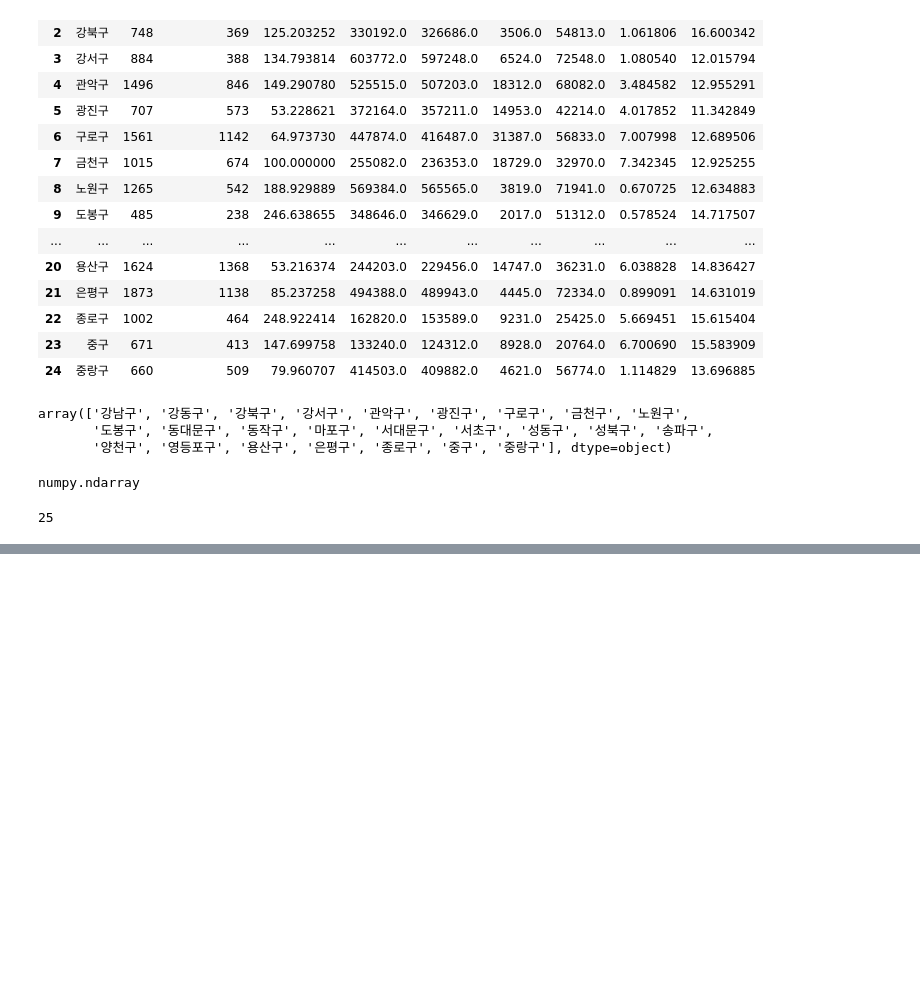
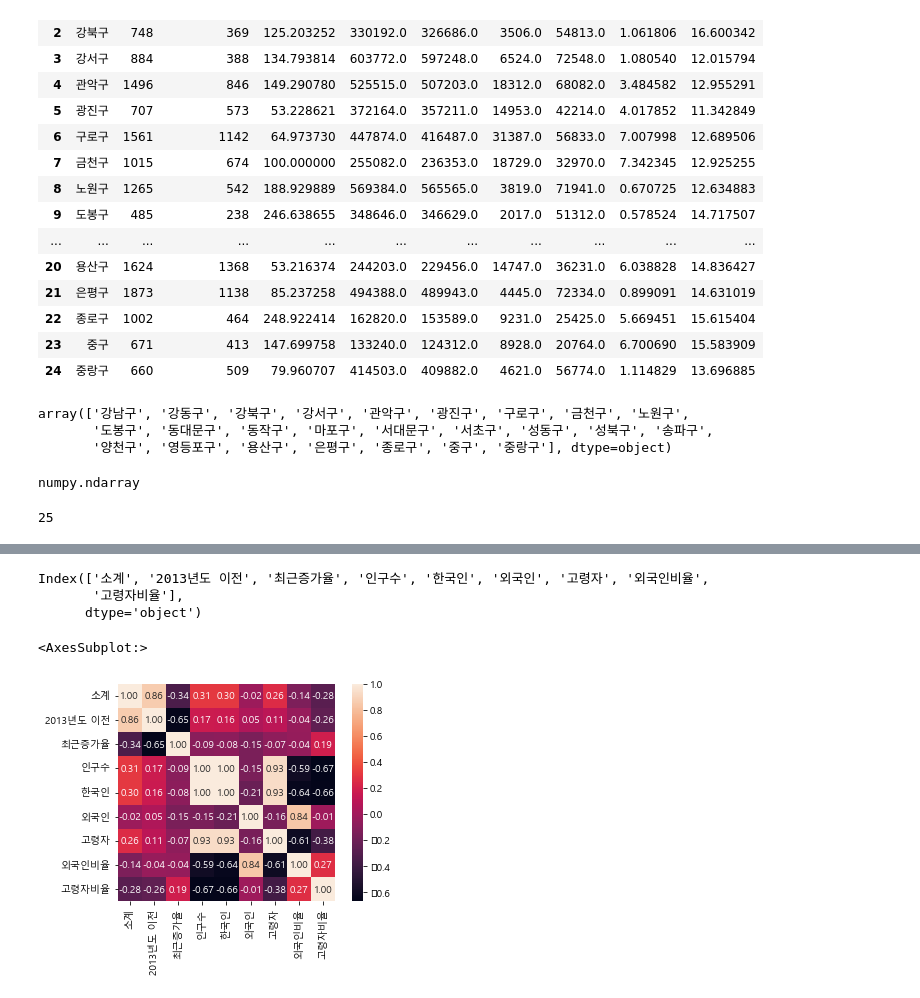
Before and after one commit to jinhuioh/Hi_ai, a Jupyter notebook: data06/cctv-분석.ipynb, the cells around one changed output, grey strips where cells are left out. Saved outputs shown, nothing was run; the diff lists cells and outputs as text; code cells hidden in the pictures; blank space fills up the shorter version.

```diff
--- a/data06/cctv-분석.ipynb
+++ b/data06/cctv-분석.ipynb
@@ -377,6 +377,6 @@ len(data_result['구별'].unique())#유니크한 값은 인덱스로 잡을 수
 #a_df_index = [1,2,3] + b_df_index = [1,2,3] 의 결과는 [1,2,3,1,2,3]이 된다. 중복된 값이 됨.
 #reset_index()하면 중복값이 없어지고 [0,1,2,3,4,5]이 된다.
 
-#set_index():
+#set_index(): 특정한 unique한 값을 가지는 컬럼을 index로 설정하고자 하는 경우
 
-data_result.set_index
+data_result.set_index('구별',inplace=True)
@@ -382,0 +600,4 @@ data_result.set_index
+# %%
+#최근증가율과 소계의 상관관계
+dr_corr = data_result.corr()
+dr_corr
@@ -382,0 +631,21 @@ data_result.set_index
+# %%
+data_result.columns
+# %% [output]
+Index(['소계', '2013년도 이전', '최근증가율', '인구수', '한국인', '외국인', '고령자', '외국인비율',
+       '고령자비율'],
+      dtype='object')
+# %%
+import seaborn as sns
+cols = data_result.columns
+# %%
+sns.heatmap(dr_corr.values,
+            cbar = True,
+            annot= True,
+            square=True,
+            fmt = '.2f',
+            xticklabels=cols,
+            yticklabels=cols
+           )
+# %% [output]
+<AxesSubplot:>
+[figure, added]
```
Also changed, not shown: parts of 54 cells of this notebook, 3 other files.
